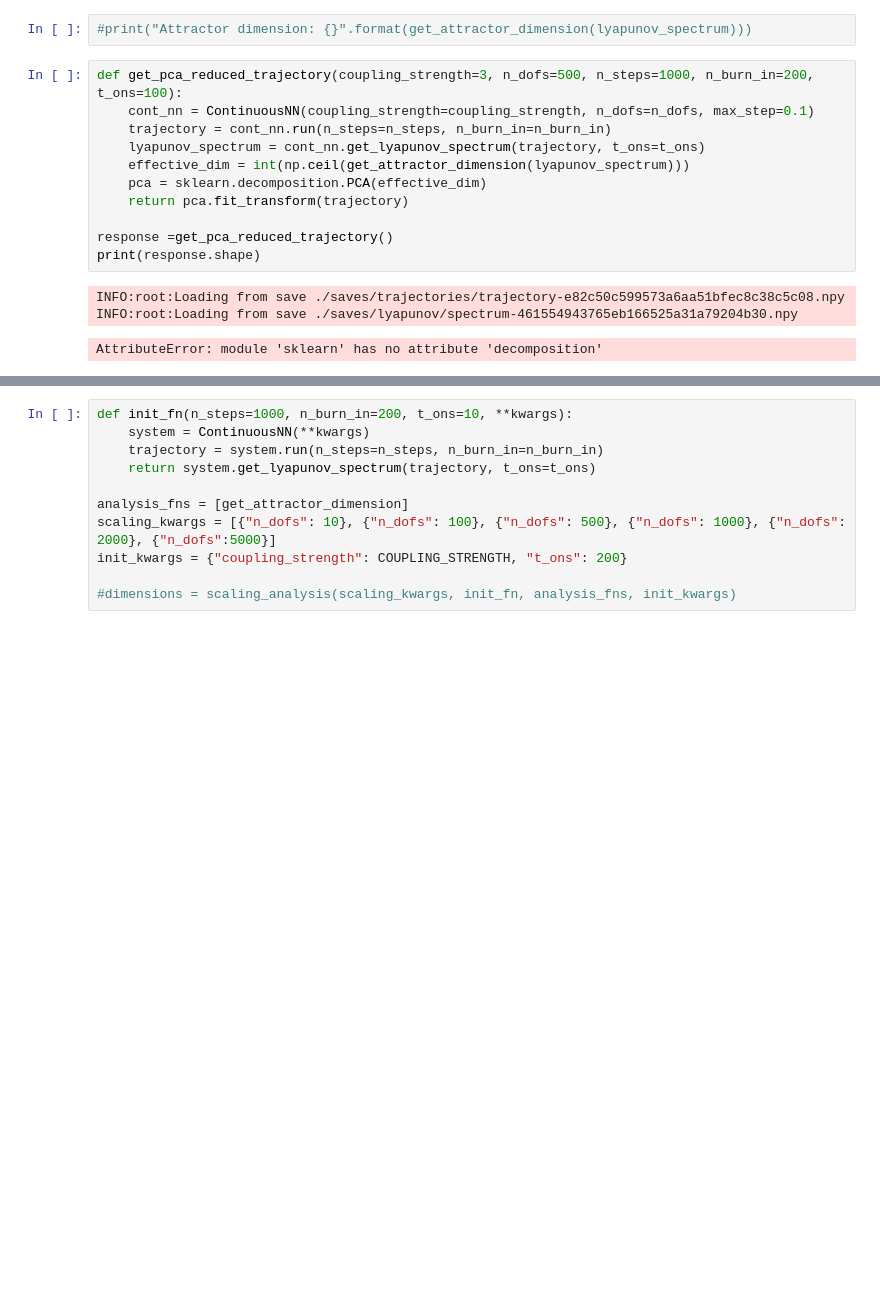
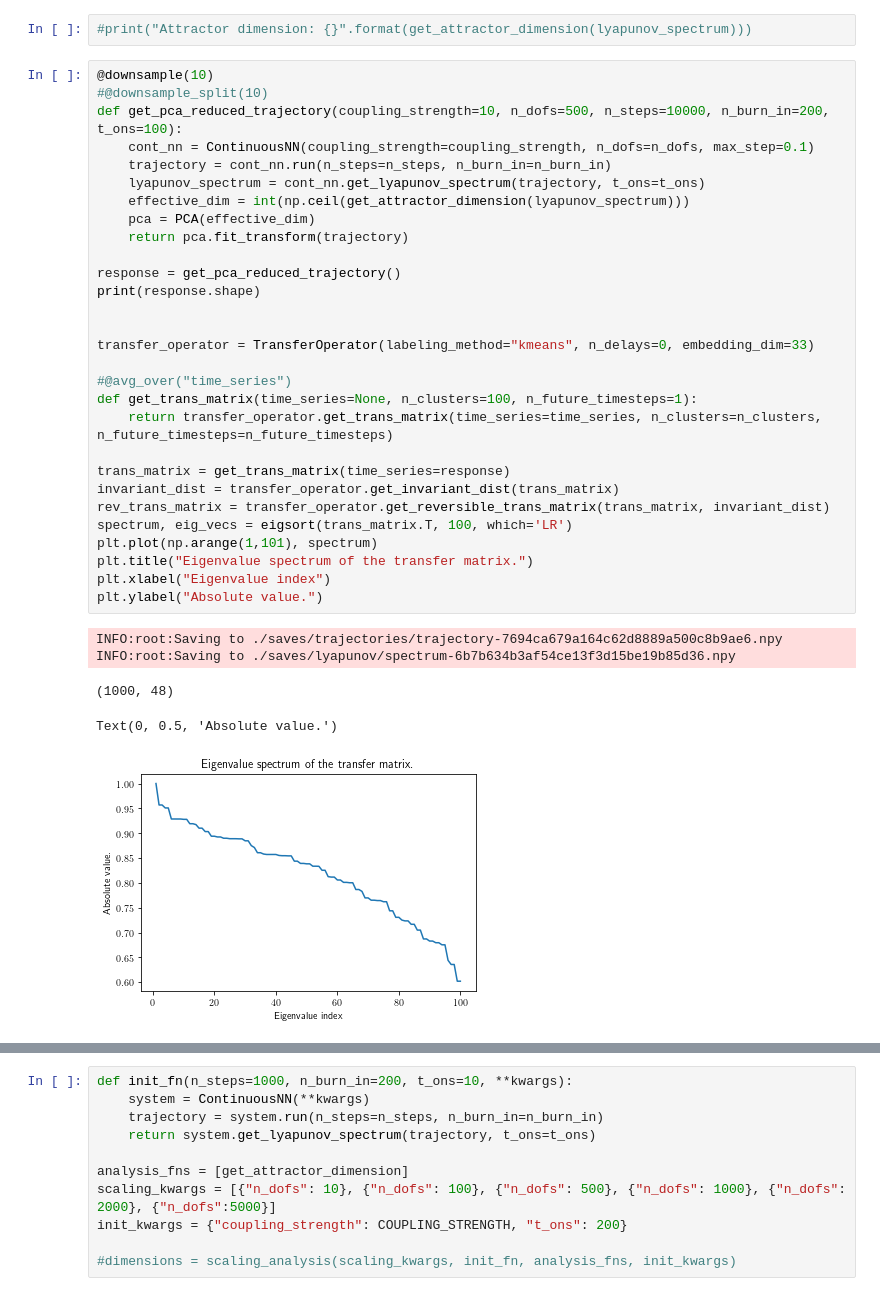
Before and after one commit to jqhoogland/randnn, a Jupyter notebook: randnn.ipynb, the cells around one changed output, grey strips where cells are left out. Cells and saved outputs as stored; diff of their text form; blank space fills up the shorter version.

```diff
--- a/randnn.ipynb
+++ b/randnn.ipynb
@@ -40,17 +41,37 @@ INFO:root:Loading from save ./saves/lyapunov/spectrum-d54f8061d2c30924230185d3ac
 # %%
 #print("Attractor dimension: {}".format(get_attractor_dimension(lyapunov_spectrum)))
 # %%
-def get_pca_reduced_trajectory(coupling_strength=3, n_dofs=500, n_steps=1000, n_burn_in=200, t_ons=100):
+@downsample(10)
+#@downsample_split(10)
+def get_pca_reduced_trajectory(coupling_strength=10, n_dofs=500, n_steps=10000, n_burn_in=200, t_ons=100):
     cont_nn = ContinuousNN(coupling_strength=coupling_strength, n_dofs=n_dofs, max_step=0.1)
     trajectory = cont_nn.run(n_steps=n_steps, n_burn_in=n_burn_in)
     lyapunov_spectrum = cont_nn.get_lyapunov_spectrum(trajectory, t_ons=t_ons)
     effective_dim = int(np.ceil(get_attractor_dimension(lyapunov_spectrum)))
-    pca = sklearn.decomposition.PCA(effective_dim)
+    pca = PCA(effective_dim)
     return pca.fit_transform(trajectory)
 
-response =get_pca_reduced_trajectory()
+response = get_pca_reduced_trajectory()
 print(response.shape)
+
+
+transfer_operator = TransferOperator(labeling_method="kmeans", n_delays=0, embedding_dim=33)
+
+#@avg_over("time_series")
+def get_trans_matrix(time_series=None, n_clusters=100, n_future_timesteps=1):
+    return transfer_operator.get_trans_matrix(time_series=time_series, n_clusters=n_clusters, n_future_timesteps=n_future_timesteps)
+
+trans_matrix = get_trans_matrix(time_series=response)
+invariant_dist = transfer_operator.get_invariant_dist(trans_matrix)
+rev_trans_matrix = transfer_operator.get_reversible_trans_matrix(trans_matrix, invariant_dist)
+spectrum, eig_vecs = eigsort(trans_matrix.T, 100, which='LR')
+plt.plot(np.arange(1,101), spectrum)
+plt.title("Eigenvalue spectrum of the transfer matrix.")
+plt.xlabel("Eigenvalue index")
+plt.ylabel("Absolute value.")
 # %% [output]
-INFO:root:Loading from save ./saves/trajectories/trajectory-e82c50c599573a6aa51bfec8c38c5c08.npy
-INFO:root:Loading from save ./saves/lyapunov/spectrum-461554943765eb166525a31a79204b30.npy
+INFO:root:Saving to ./saves/trajectories/trajectory-7694ca679a164c62d8889a500c8b9ae6.npy
+INFO:root:Saving to ./saves/lyapunov/spectrum-6b7b634b3af54ce13f3d15be19b85d36.npy
-AttributeError: module 'sklearn' has no attribute 'decomposition'
+(1000, 48)
+Text(0, 0.5, 'Absolute value.')
+[figure, added]
```
Also changed, not shown: parts of 4 cells of this notebook, 4 other files.
